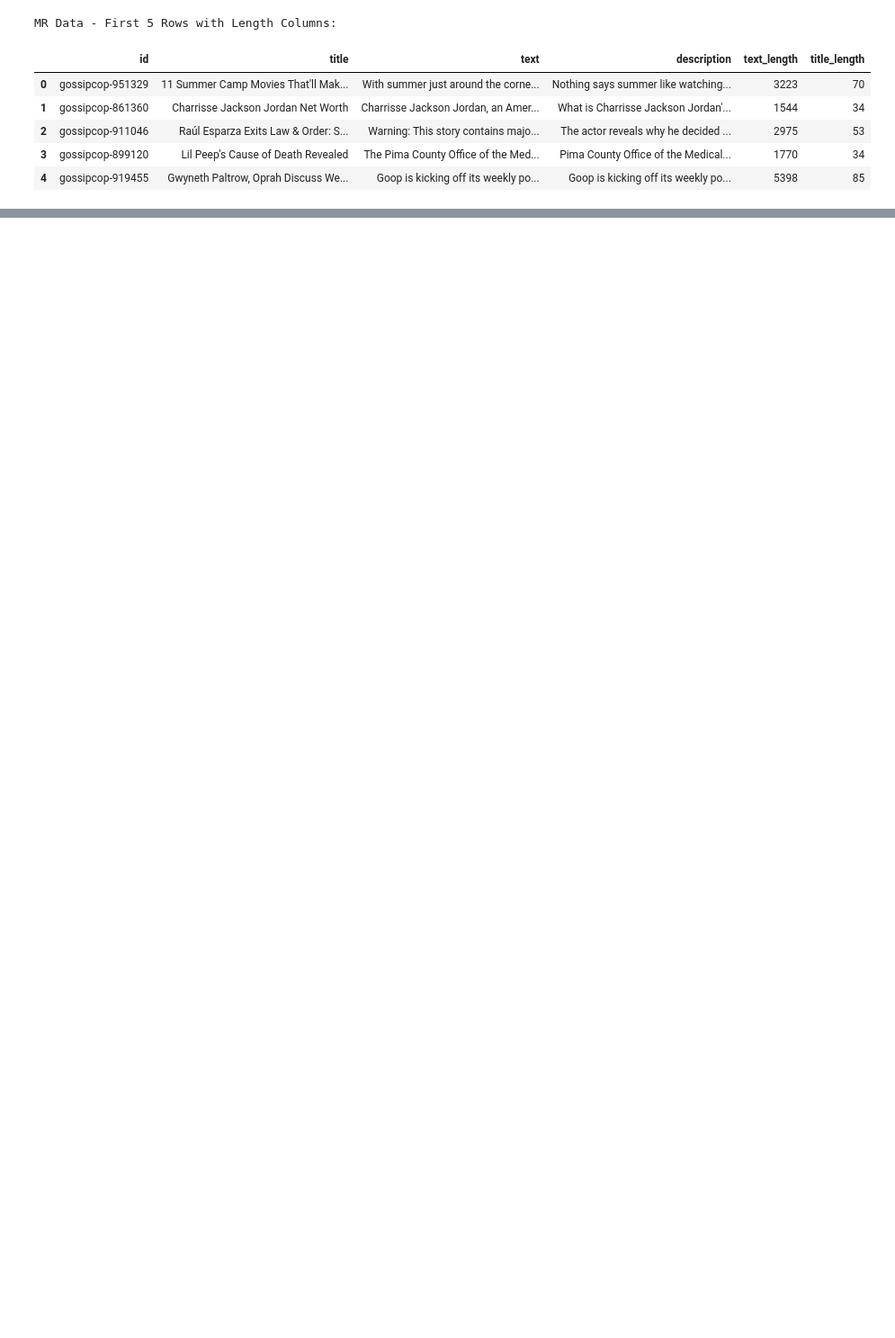
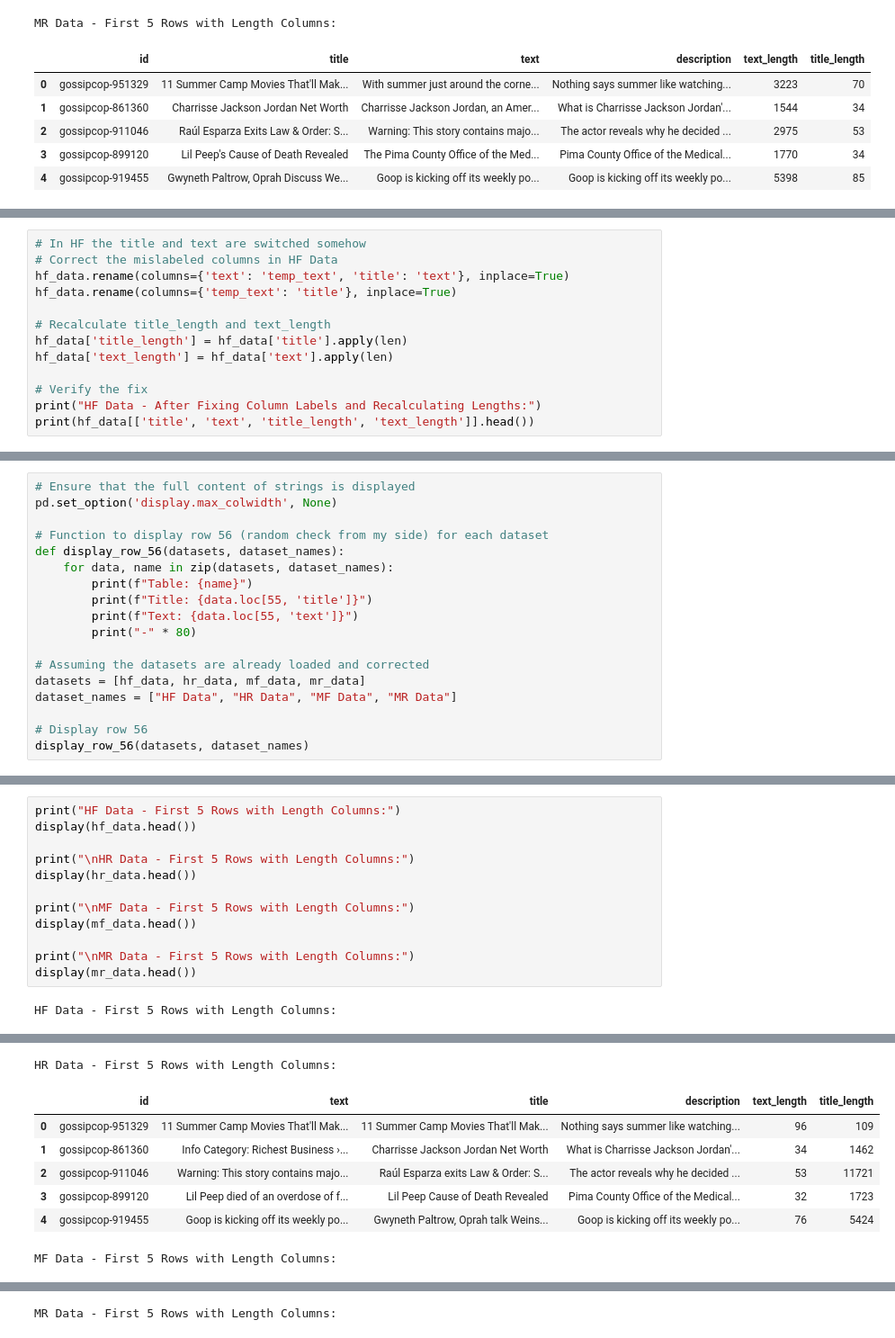
Before and after one commit to kbank1/fake_news, a Jupyter notebook: notebooks/notebook_CZ.ipynb, the cells around one changed output, grey strips where cells are left out. Shown: that part at 90% size. Drawn from its saved outputs; the diff is of its cells as text; blank space fills up the shorter version.

Commit message:
updated Text and title length stuff

```diff
--- a/notebooks/notebook_CZ.ipynb
+++ b/notebooks/notebook_CZ.ipynb
@@ -461,0 +493,13 @@ MR Data - First 5 Rows with Length Columns:
+# %%
+# In HF the title and text are switched somehow
+# Correct the mislabeled columns in HF Data
+hf_data.rename(columns={'text': 'temp_text', 'title': 'text'}, inplace=True)
+hf_data.rename(columns={'temp_text': 'title'}, inplace=True)
+
+# Recalculate title_length and text_length
+hf_data['title_length'] = hf_data['title'].apply(len)
+hf_data['text_length'] = hf_data['text'].apply(len)
+
+# Verify the fix
+print("HF Data - After Fixing Column Labels and Recalculating Lengths:")
+print(hf_data[['title', 'text', 'title_length', 'text_length']].head())
@@ -461,0 +595,18 @@ MR Data - First 5 Rows with Length Columns:
+# %%
+# Ensure that the full content of strings is displayed
+pd.set_option('display.max_colwidth', None)
+
+# Function to display row 56 (random check from my side) for each dataset
+def display_row_56(datasets, dataset_names):
+    for data, name in zip(datasets, dataset_names):
+        print(f"Table: {name}")
+        print(f"Title: {data.loc[55, 'title']}")
+        print(f"Text: {data.loc[55, 'text']}")
+        print("-" * 80)
+
+# Assuming the datasets are already loaded and corrected
+datasets = [hf_data, hr_data, mf_data, mr_data]
+dataset_names = ["HF Data", "HR Data", "MF Data", "MR Data"]
+
+# Display row 56
+display_row_56(datasets, dataset_names)
@@ -461,0 +689,14 @@ MR Data - First 5 Rows with Length Columns:
+# %%
+print("HF Data - First 5 Rows with Length Columns:")
+display(hf_data.head())
+
+print("\nHR Data - First 5 Rows with Length Columns:")
+display(hr_data.head())
+
+print("\nMF Data - First 5 Rows with Length Columns:")
+display(mf_data.head())
+
+print("\nMR Data - First 5 Rows with Length Columns:")
+display(mr_data.head())
+# %% [output]
+HF Data - First 5 Rows with Length Columns:
@@ -461,0 +709,8 @@ MR Data - First 5 Rows with Length Columns:
+HR Data - First 5 Rows with Length Columns:
+|  | id | text | title | description | text_length | title_length |
+| 0 | gossipcop-951329 | 11 Summer Camp Movies That'll Mak... | 11 Summer Camp Movies That'll Mak... | Nothing says summer like watching... | 96 | 109 |
+| 1 | gossipcop-861360 | Info Category: Richest Business ›... | Charrisse Jackson Jordan Net Worth | What is Charrisse Jackson Jordan'... | 34 | 1462 |
+| 2 | gossipcop-911046 | Warning: This story contains majo... | Raúl Esparza exits Law & Order: S... | The actor reveals why he decided ... | 53 | 11721 |
+| 3 | gossipcop-899120 | Lil Peep died of an overdose of f... | Lil Peep Cause of Death Revealed | Pima County Office of the Medical... | 32 | 1723 |
+| 4 | gossipcop-919455 | Goop is kicking off its weekly po... | Gwyneth Paltrow, Oprah talk Weins... | Goop is kicking off its weekly po... | 76 | 5424 |
+MF Data - First 5 Rows with Length Columns:
@@ -461,0 +723 @@ MR Data - First 5 Rows with Length Columns:
+MR Data - First 5 Rows with Length Columns:
```
Also changed, not shown: parts of 10 cells of this notebook.
